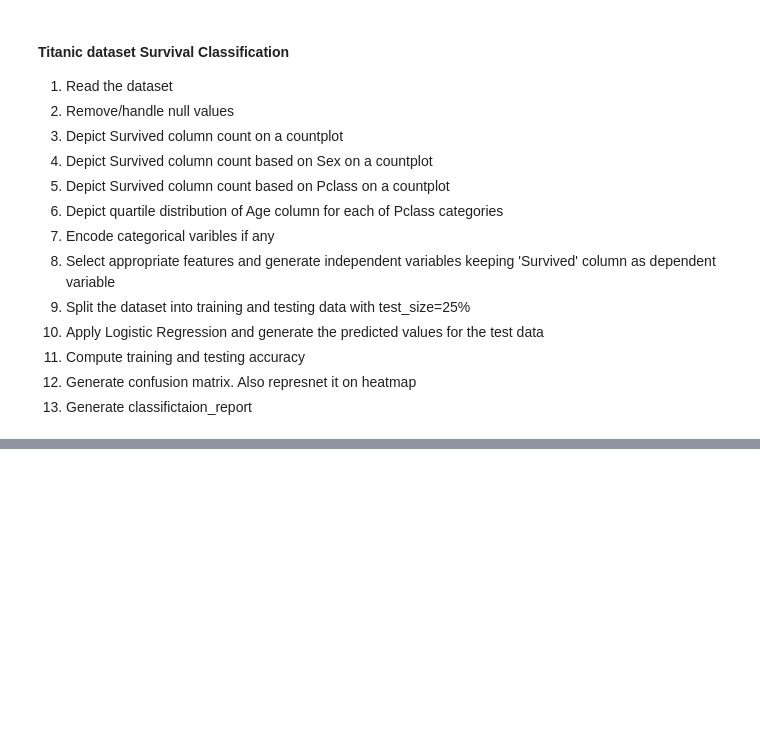
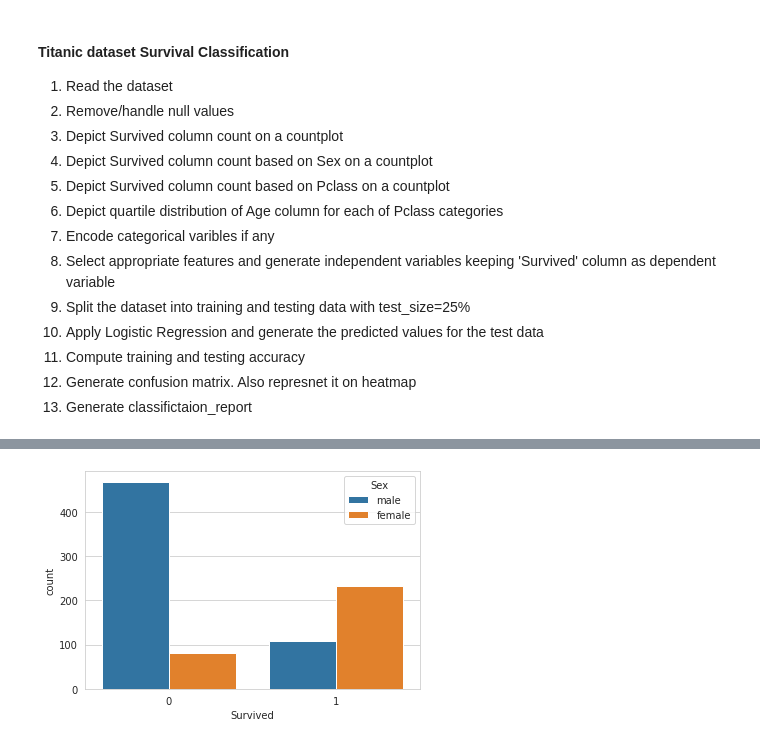
Before and after one commit to Anuubhavvvv/Project-Python-machine-learning, a Jupyter notebook: Titanic_Survival_Classification_Assignment.ipynb, the cells around one changed output, grey strips where cells are left out. Saved outputs shown, nothing was run; the diff lists cells and outputs as text; code cells hidden in the pictures; blank space fills up the shorter version.

```diff
--- a/Titanic_Survival_Classification_Assignment.ipynb
+++ b/Titanic_Survival_Classification_Assignment.ipynb
@@ -31,0 +96,5 @@
+# %%
+sns.countplot(x=df['Survived'],hue=df['Sex'])
+plt.show()
+# %% [output]
+[figure, added]
```
Also changed, not shown: parts of 23 cells of this notebook.
